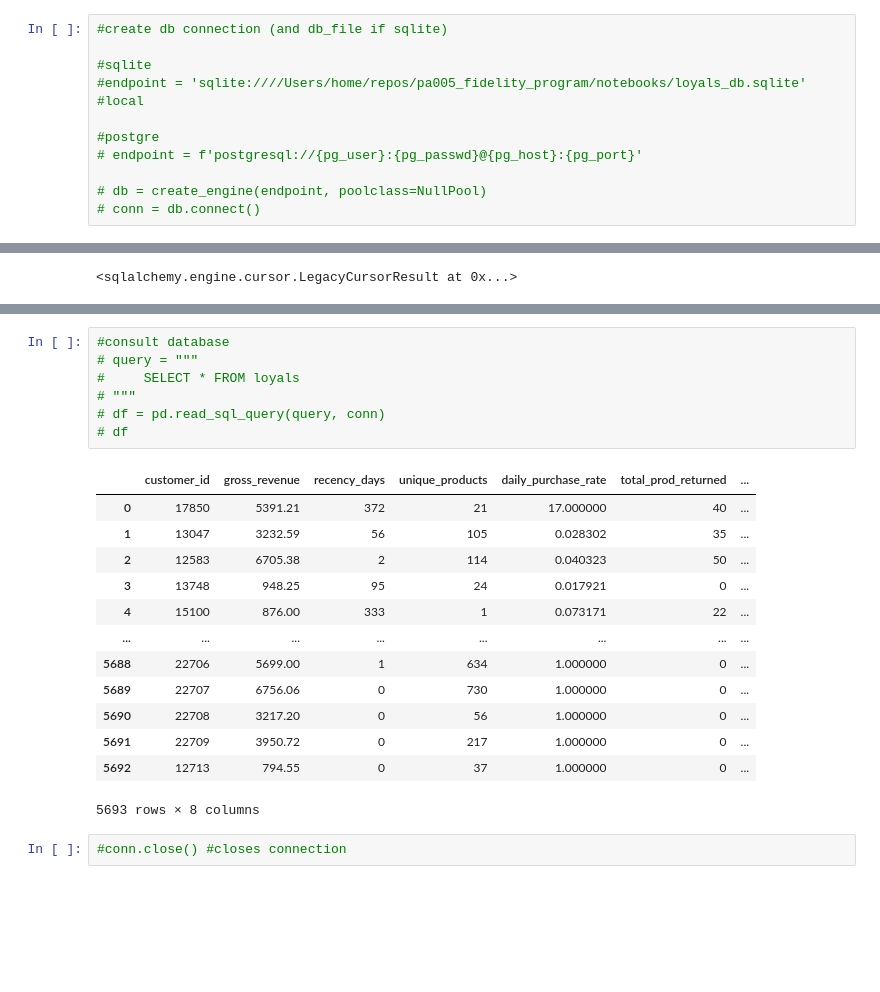
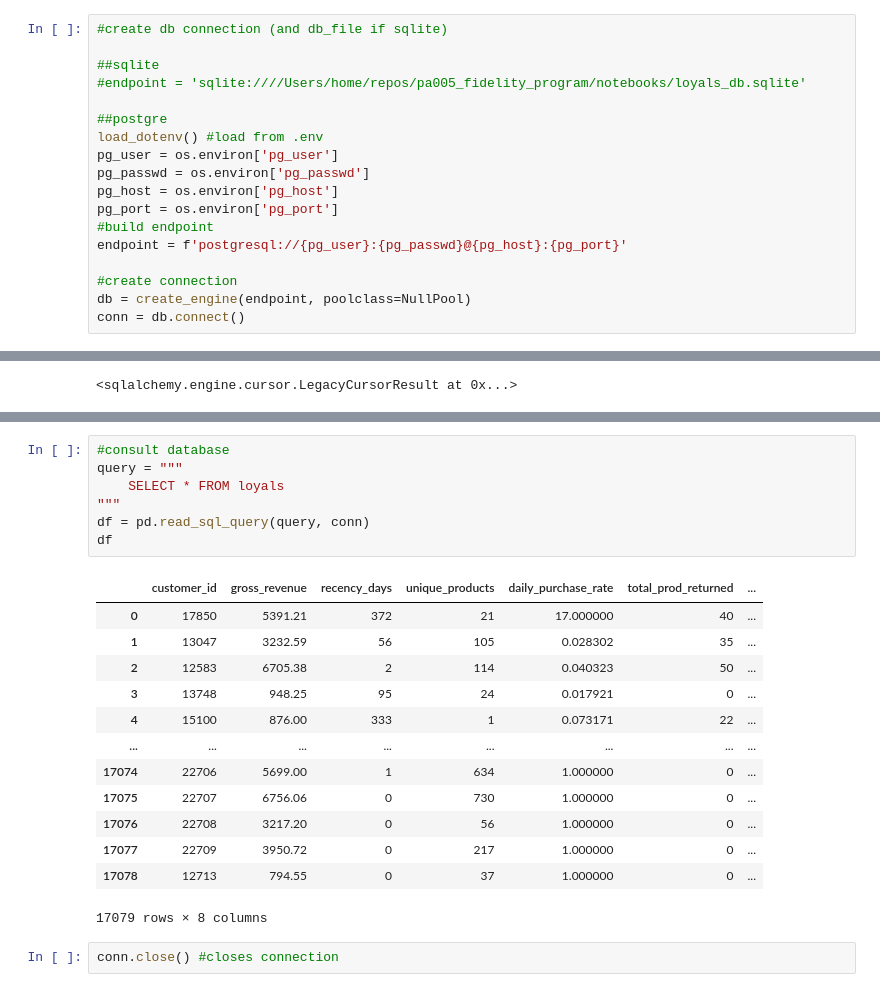
Before and after one commit to nortonvanz/Fidelity-Program, a Jupyter notebook: src/models/9.0-nmv-deploy.ipynb, the cells around one changed output, grey strips where cells are left out. Drawn from its saved outputs; the diff is of its cells as text; blank space fills up the shorter version.

Commit message:
changed search for postgre credentials form postgre_credentials.py to dotenv

```diff
--- a/src/models/9.0-nmv-deploy.ipynb
+++ b/src/models/9.0-nmv-deploy.ipynb
@@ -889,14 +889,21 @@ dtype: object
 # %%
 #create db connection (and db_file if sqlite)
 
-#sqlite
-#endpoint = 'sqlite:////Users/home/repos/pa005_fidelity_program/notebooks/loyals_db.sqlite' #local
+##sqlite
+#endpoint = 'sqlite:////Users/home/repos/pa005_fidelity_program/notebooks/loyals_db.sqlite'
 
-#postgre
-# endpoint = f'postgresql://{pg_user}:{pg_passwd}@{pg_host}:{pg_port}'
+##postgre
+load_dotenv() #load from .env
+pg_user = os.environ['pg_user']
+pg_passwd = os.environ['pg_passwd']
+pg_host = os.environ['pg_host']
+pg_port = os.environ['pg_port']
+#build endpoint
+endpoint = f'postgresql://{pg_user}:{pg_passwd}@{pg_host}:{pg_port}'
 
-# db = create_engine(endpoint, poolclass=NullPool)
-# conn = db.connect()
+#create connection
+db = create_engine(endpoint, poolclass=NullPool)
+conn = db.connect()
 # %%
 # #check if table exists on sqlite
 # check_table = """
@@ -944,24 +951,24 @@ dtype: object
 693
 # %%
 #consult database
-# query = """
-#     SELECT * FROM loyals
-# """
-# df = pd.read_sql_query(query, conn)
-# df
+query = """
+    SELECT * FROM loyals
+"""
+df = pd.read_sql_query(query, conn)
+df
 # %% [output]
 |  | customer_id | gross_revenue | recency_days | unique_products | daily_purchase_rate | total_prod_returned | ... |
 | 0 | 17850 | 5391.21 | 372 | 21 | 17.000000 | 40 | ... |
 | 1 | 13047 | 3232.59 | 56 | 105 | 0.028302 | 35 | ... |
 | 2 | 12583 | 6705.38 | 2 | 114 | 0.040323 | 50 | ... |
 | 3 | 13748 | 948.25 | 95 | 24 | 0.017921 | 0 | ... |
 | 4 | 15100 | 876.00 | 333 | 1 | 0.073171 | 22 | ... |
 | ... | ... | ... | ... | ... | ... | ... | ... |
-| 5688 | 22706 | 5699.00 | 1 | 634 | 1.000000 | 0 | ... |
-| 5689 | 22707 | 6756.06 | 0 | 730 | 1.000000 | 0 | ... |
-| 5690 | 22708 | 3217.20 | 0 | 56 | 1.000000 | 0 | ... |
-| 5691 | 22709 | 3950.72 | 0 | 217 | 1.000000 | 0 | ... |
-| 5692 | 12713 | 794.55 | 0 | 37 | 1.000000 | 0 | ... |
+| 17074 | 22706 | 5699.00 | 1 | 634 | 1.000000 | 0 | ... |
+| 17075 | 22707 | 6756.06 | 0 | 730 | 1.000000 | 0 | ... |
+| 17076 | 22708 | 3217.20 | 0 | 56 | 1.000000 | 0 | ... |
+| 17077 | 22709 | 3950.72 | 0 | 217 | 1.000000 | 0 | ... |
+| 17078 | 12713 | 794.55 | 0 | 37 | 1.000000 | 0 | ... |
-5693 rows × 8 columns
+17079 rows × 8 columns
 # %%
-#conn.close() #closes connection
+conn.close() #closes connection
```
Also changed, not shown: parts of 6 cells of this notebook.
